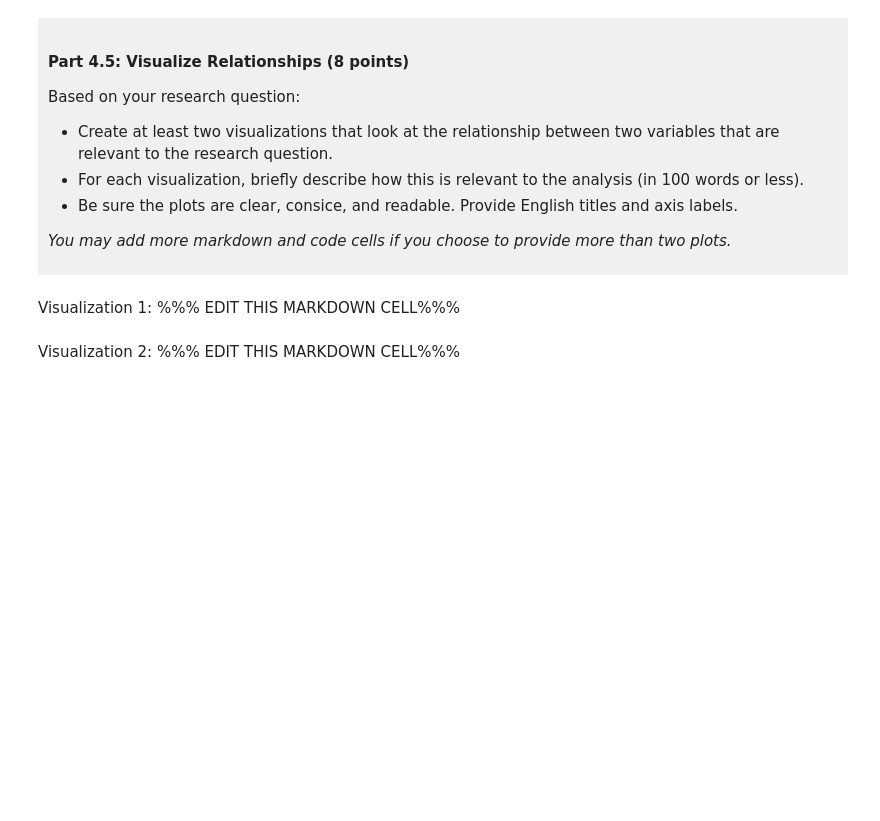
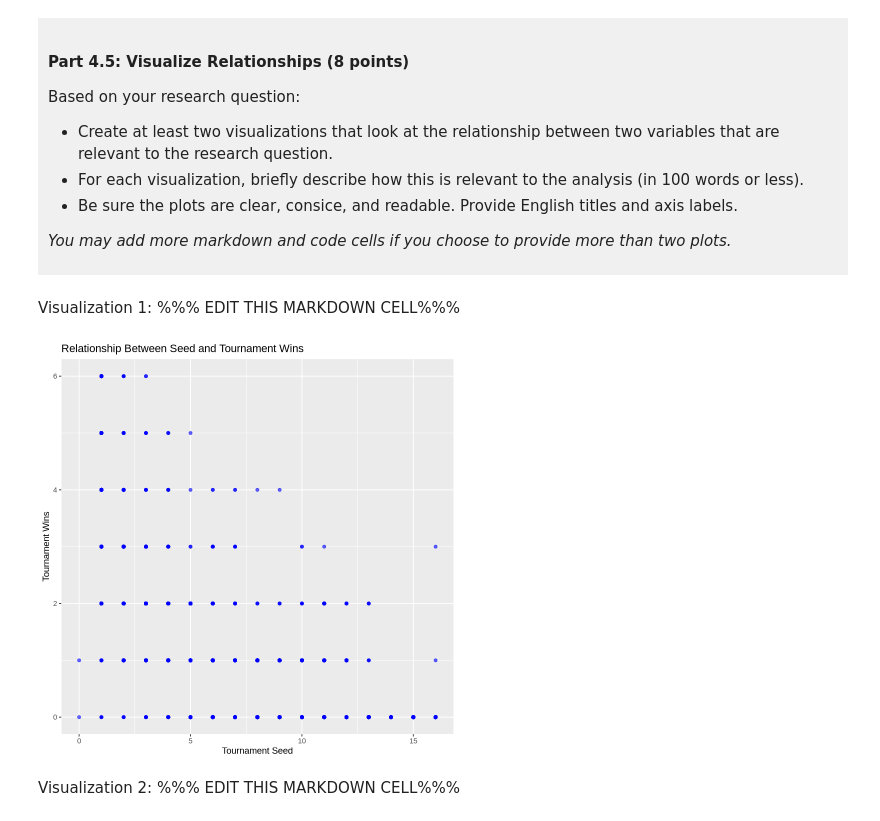
Before and after one commit to rudanz07/dsci-100-project-rudan_zheng, a Jupyter notebook: dsci-100-project-notebook.ipynb, the cells around one changed output. Saved outputs shown, nothing was run; the diff lists cells and outputs as text; code cells hidden in the pictures; blank space fills up the shorter version.

```diff
--- a/dsci-100-project-notebook.ipynb
+++ b/dsci-100-project-notebook.ipynb
@@ -310,7 +376,13 @@ Based on your research question:
 # %% [markdown]
 Visualization 1: %%% EDIT THIS MARKDOWN CELL%%%
 # %%
-### EDIT THIS CODE CELL FOR VISUALIZATION 1###
+ggplot(tidy_bball, aes(x = seed, y = tourney_wins))+
+geom_point(alpha = 0.6, color = "blue") +
+labs(title = "Relationship Between Seed and Tournament Wins",
+     x = "Tournament Seed",
+     y = "Tournament Wins")
+# %% [output]
+[figure, added]
 # %% [markdown]
 Visualization 2: %%% EDIT THIS MARKDOWN CELL%%%
 # %%
```
Also changed, not shown: parts of 8 cells of this notebook.
